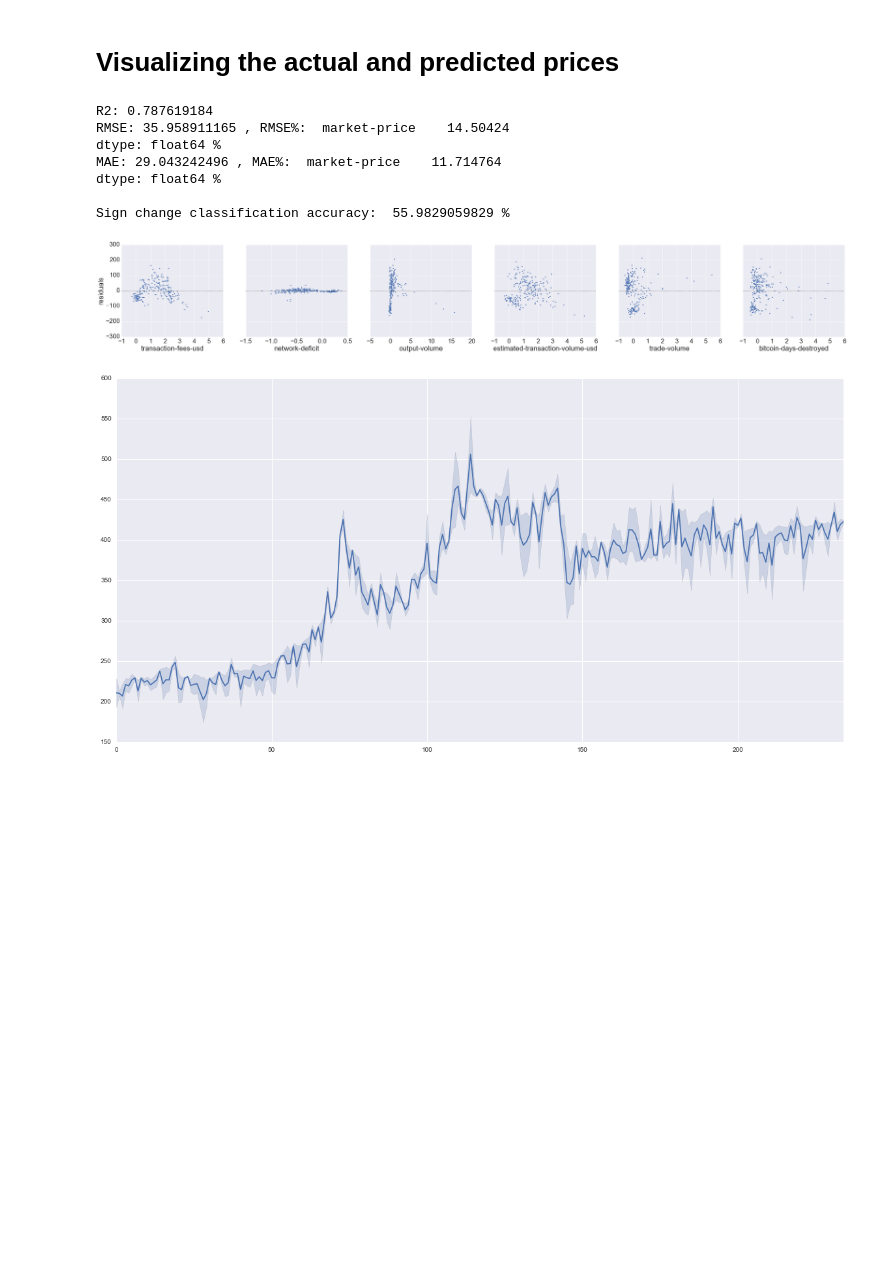
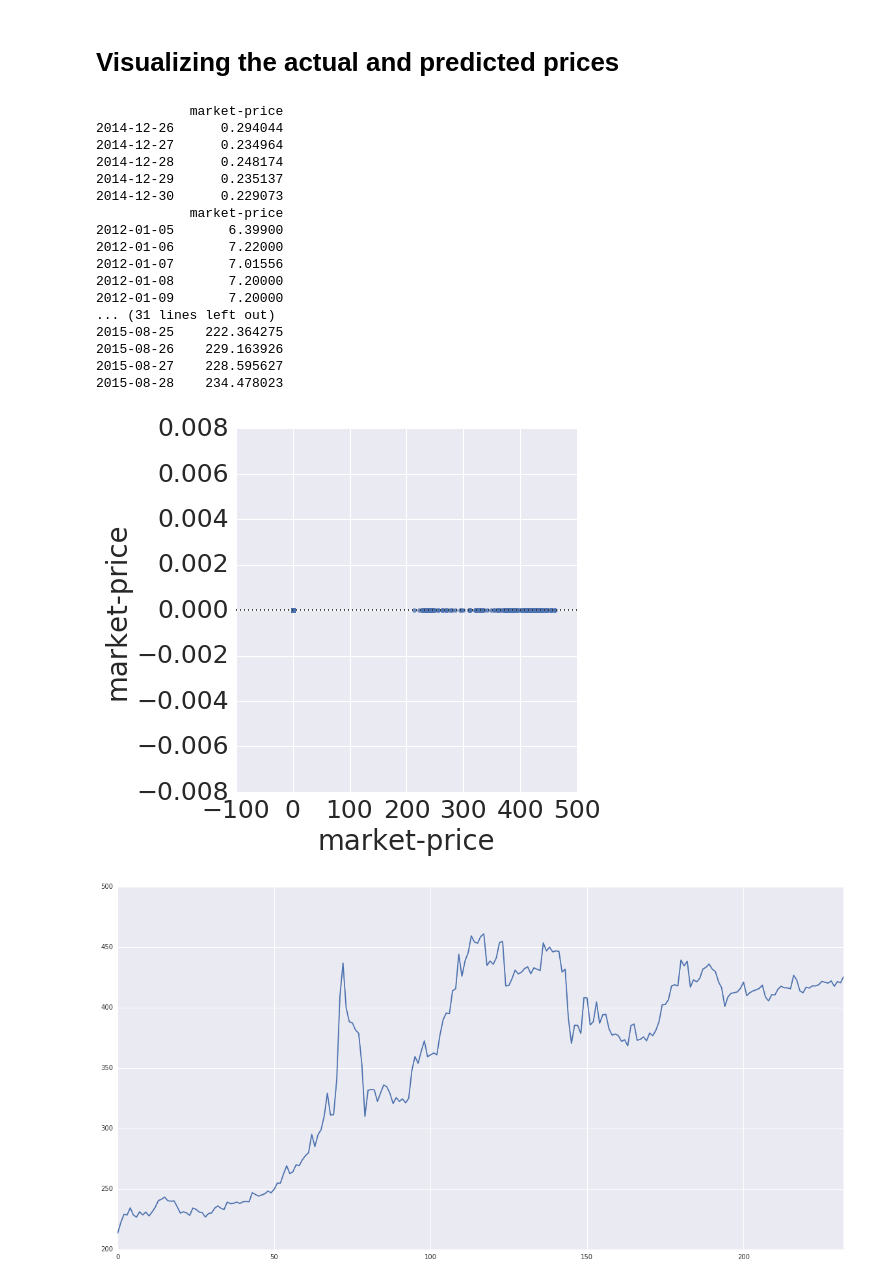
Before and after one commit to Lucsanszky/btc-price-prediction, a Jupyter notebook: data-analysis/historic-data/linear-regression.ipynb, the cells around one changed output. Cells and saved outputs as stored; diff of their text form; code cells hidden in the pictures; blank space fills up the shorter version.

```diff
--- a/data-analysis/historic-data/linear-regression.ipynb
+++ b/data-analysis/historic-data/linear-regression.ipynb
@@ -201,7 +200,7 @@ Chromosome:  [0, 0, 0, 0, 0, 0, 0, 0, 0, 0, 0, 1, 0, 0, 0, 0, 0, 0, 1, 0]
 # %%
 # Create the checkbox placeholder
 box = widgets.VBox()
-cbs = map(lambda x: widgets.Checkbox(description = x, value = False), CHARTS[1:])
+cbs = map(lambda x: widgets.Checkbox(description = x, value = False), CHARTS)
 box.children=[i for i in cbs]
 display(box)
 
@@ -212,7 +211,7 @@ def evaluate(b):
     regr = linear_model.LinearRegression()
 
     # Populate the checkbox placeholder
-    for i in range(len(CHARTS[1:])):
+    for i in range(len(CHARTS)):
         selected.append(box.children[i].value)
 
     filtered_features = filter_features(selected)
@@ -222,8 +221,11 @@ def evaluate(b):
     train_dates = filtered_features.index[:int(0.7*len(filtered_features))]
 
     # Generate the training set based on the date indices
-    btc_X_train = filtered_features[train_dates[0] : train_dates[-1]]
-    btc_y_train = pd.DataFrame(FRAMES[0])[train_dates[0] : train_dates[-1]]
+    btc_X_train = filtered_features[train_dates[0] : train_dates[-2]]
+    btc_y_train = pd.DataFrame(FRAMES[0])[train_dates[1] : train_dates[-1]]
+
+    print(btc_X_train.tail())
+    print(btc_y_train.head())
 
     # Train the learner on the training data
     # and evaluate the performance by the test data
@@ -234,57 +236,75 @@ def evaluate(b):
     test_dates = filtered_features.index[int(0.85*len(filtered_features)):]
 
     # Generate the test set based on the date indices
-    btc_X_test = filtered_features[test_dates[0] : test_dates[-1]]
-    btc_y_test = pd.DataFrame(FRAMES[0])[test_dates[0] : test_dates[-1]]
+    btc_X_test = filtered_features[test_dates[0] : test_dates[-2]]
+    btc_y_test = pd.DataFrame(FRAMES[0])[test_dates[1] : test_dates[-1]]
+
+    print(btc_X_test.head())
+    print(btc_y_test.head())
 
     # Create a dataframe from the predicted values
-    btc_y_pred = pd.DataFrame(regr.predict(btc_X_test), columns = ['market-price'])
-    btc_y_pred.set_index(btc_X_test.index,inplace = True)
+    btc_y_pred = pd.DataFrame(regr.predict(btc_X_test[1:]), columns = ['market-price'])
+    btc_y_pred.set_index(btc_X_test.index[1:],inplace = True)
 
     # Calculate the RMSE and MAE metric scores
-    rmse_score = np.sqrt(mse(btc_y_test, btc_y_pred))
-    mae_score = mae(btc_y_test, btc_y_pred)
+    rmse_score = np.sqrt(mse(btc_y_test[:-1], btc_y_pred))
+    mae_score = mae(btc_y_test[:-1], btc_y_pred)
 
     # Calculate the classification accuracy
-    act_ticks = list(map(lambda t: np.sign(t[1] - t[0]), zip(btc_y_test.values, btc_y_test.values[1:])))
+    act_ticks = list(map(lambda t: np.sign(t[1] - t[0]), zip(btc_y_test.values, btc_y_test.values[1:-1])))
     pred_ticks = list(map(lambda t: np.sign(t[1] - t[0]), zip(btc_y_pred.values, btc_y_pred.values[1:])))
     act_pred_cmp = list(map(lambda t: t[0] == t[1], zip(act_ticks, pred_ticks)))
     accuracy = np.sum(act_pred_cmp) / len(act_ticks)
 
     max_min_spread = np.max(btc_y_test) - np.min(btc_y_test)
     print ('R2: %.9f' % (regr.score(btc_X_test, btc_y_test)))
     print ('RMSE: %.9f' % rmse_score, ', RMSE%: ', 100 * rmse_score / max_min_spread, '%')
     print ('MAE: %.9f' % mae_score, ', MAE%: ', 100 * mae_score / max_min_spread, '%')
     print ('\nSign change classification accuracy: ', 100 * accuracy, '%\n\n')
 
     # Create a dataframe for residual plots
     resid_df = pd.concat([btc_X_test, btc_y_pred], axis = 1)
-    resid_df.rename(columns = {'market-price': 'residuals'}, inplace=True)
+    #resid_df.rename(columns = {'market-price': 'residuals'}, inplace=True)
+    print(btc_X_test.shape)
+    print(btc_y_pred.shape)
 
     # Plot the residuals
     sns.set_context("notebook", font_scale=2.5)
-    g = sns.PairGrid(resid_df, x_vars=list(filtered_features.columns), y_vars=['residuals'], size=7)
+    g = sns.PairGrid(resid_df, x_vars=list(filtered_features.columns), y_vars=['market-price'], size=7)
     g.map(sns.residplot)
     sns.set()
 
     # Plot the time series of the actual and predicted values
     plt.figure(figsize = (20,10))
-    sns.tsplot(data = [btc_y_test.values, btc_y_pred.values])
+    sns.tsplot(data = [btc_y_test.values[:-1], btc_y_pred.values])
 
     plt.figure(figsize = (20,10))
     plt.plot(btc_y_test.index, btc_y_test, label = 'Actual Prices')
-    plt.plot(btc_y_test.index, btc_y_pred, label = 'Predicted Prices')
+    plt.plot(btc_X_test.index[1:], btc_y_pred, label = 'Predicted Prices')
     plt.legend()
+
+    print(btc_y_test.head())
+    print(btc_y_pred.head())
 
 button.on_click(evaluate)
 display(button)
 # %% [output]
-R2: 0.787619184
-RMSE: 35.958911165 , RMSE%:  market-price    14.50424
-dtype: float64 %
-MAE: 29.043242496 , MAE%:  market-price    11.714764
-dtype: float64 %
-
-Sign change classification accuracy:  55.9829059829 %
+            market-price
+2014-12-26      0.294044
+2014-12-27      0.234964
+2014-12-28      0.248174
+2014-12-29      0.235137
+2014-12-30      0.229073
+            market-price
+2012-01-05       6.39900
+2012-01-06       7.22000
+2012-01-07       7.01556
+2012-01-08       7.20000
+2012-01-09       7.20000
+... (31 lines left out)
+2015-08-25    222.364275
+2015-08-26    229.163926
+2015-08-27    228.595627
+2015-08-28    234.478023
-[figure, old version]
+[figure, new version]
-[figure, old version]
+[figure, new version]
```
Also changed, not shown: parts of 7 cells of this notebook, 4 other files.
